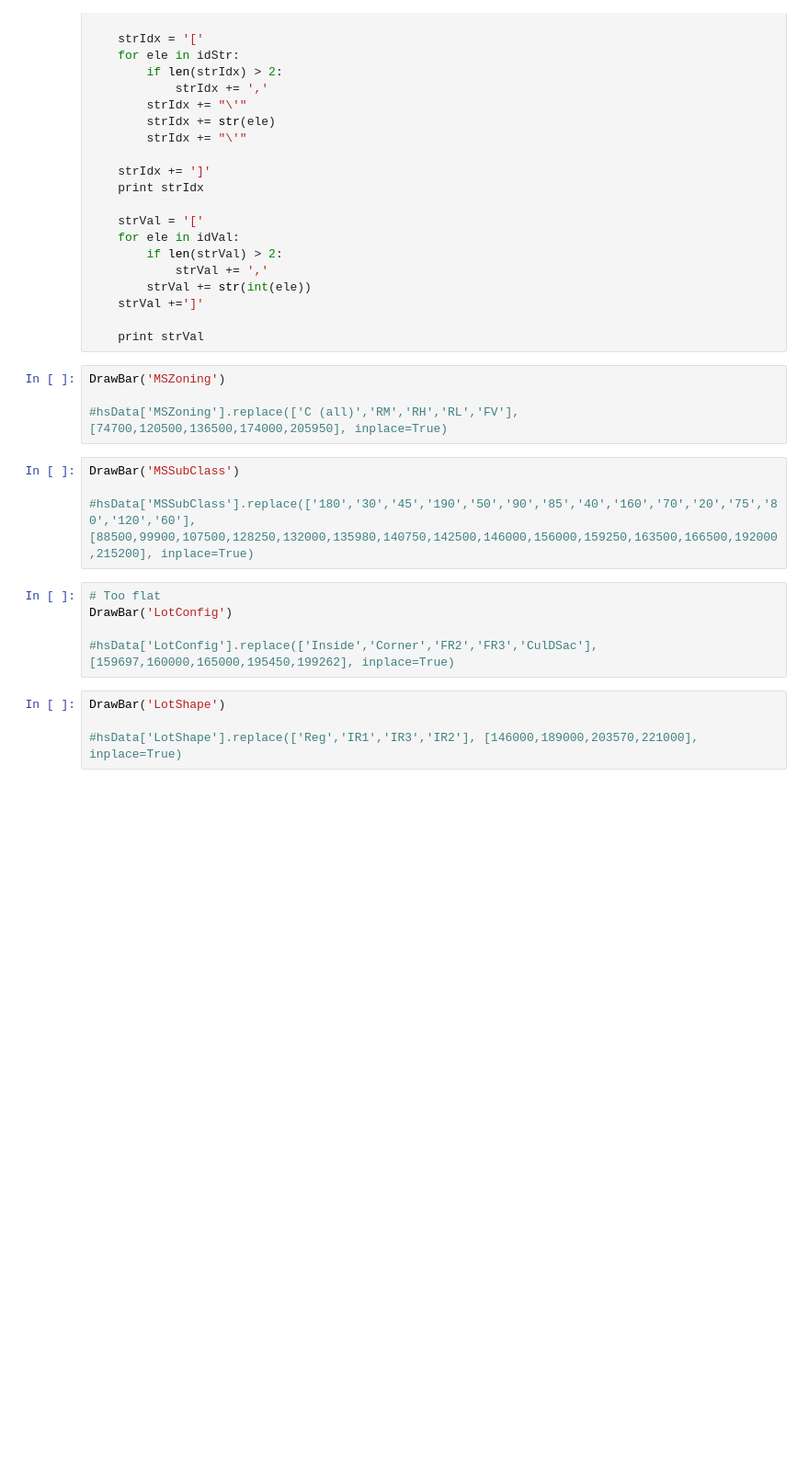
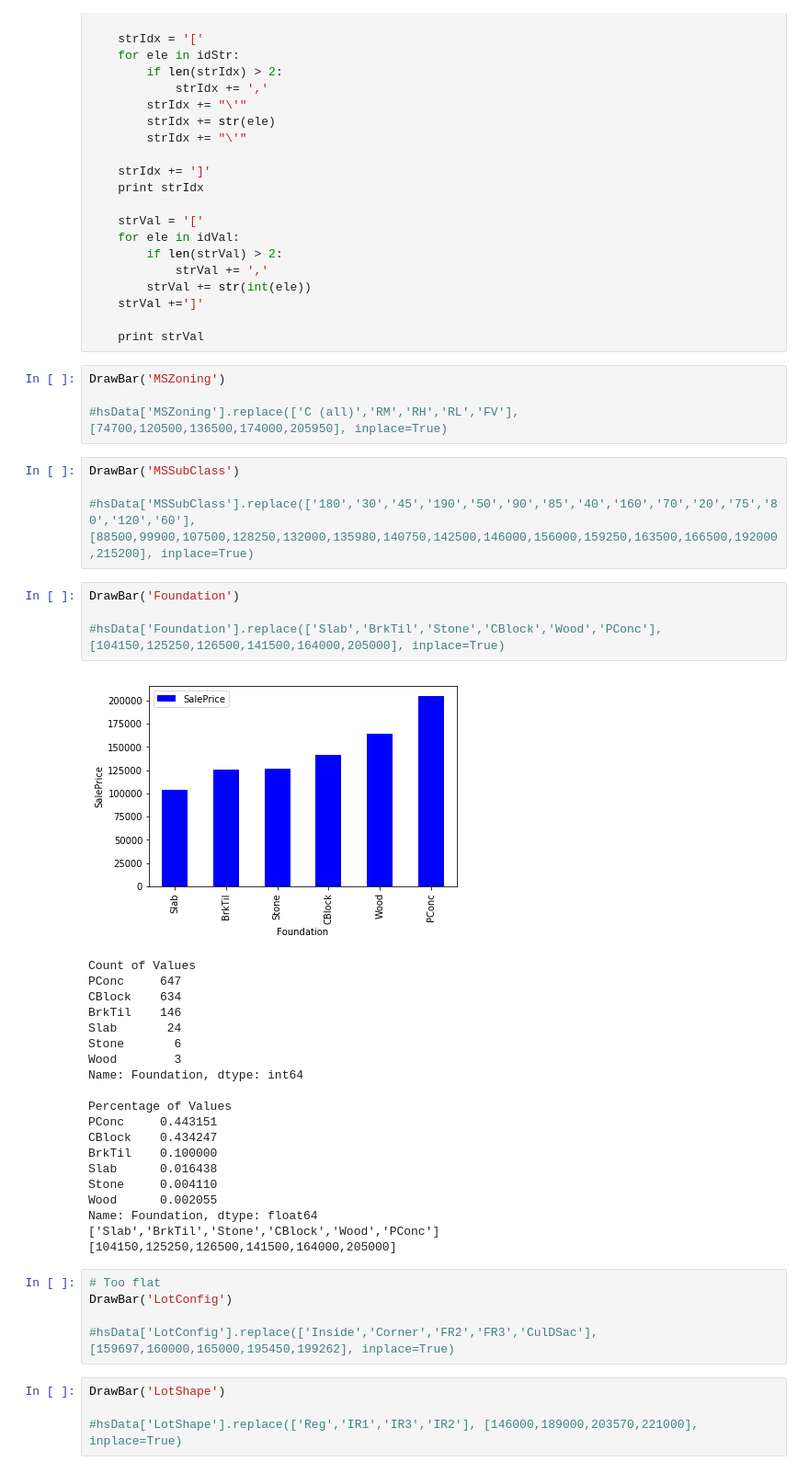
Before and after one commit to richardcysun/Machine-Learning, a Jupyter notebook: Kaggle/House/House_ft_sel.ipynb, the cells around one changed output. Shown: that part at 92% size. Drawn from its saved outputs; the diff is of its cells as text; blank space fills up the shorter version.

```diff
--- a/Kaggle/House/House_ft_sel.ipynb
+++ b/Kaggle/House/House_ft_sel.ipynb
@@ -83,6 +101,31 @@ DrawBar('MSZoning')
 DrawBar('MSSubClass')
 
 #hsData['MSSubClass'].replace(['180','30','45','190','50','90','85','40','160','70','20','75','80','120','60'], [88500,99900,107500,128250,132000,135980,140750,142500,146000,156000,159250,163500,166500,192000,215200], inplace=True)
+# %%
+DrawBar('Foundation')
+
+#hsData['Foundation'].replace(['Slab','BrkTil','Stone','CBlock','Wood','PConc'], [104150,125250,126500,141500,164000,205000], inplace=True)
+# %% [output]
+[figure, added]
+Count of Values
+PConc     647
+CBlock    634
+BrkTil    146
+Slab       24
+Stone       6
+Wood        3
+Name: Foundation, dtype: int64
+
+Percentage of Values
+PConc     0.443151
+CBlock    0.434247
+BrkTil    0.100000
+Slab      0.016438
+Stone     0.004110
+Wood      0.002055
+Name: Foundation, dtype: float64
+['Slab','BrkTil','Stone','CBlock','Wood','PConc']
+[104150,125250,126500,141500,164000,205000]
 # %%
 # Too flat
 DrawBar('LotConfig')
```
Also changed, not shown: parts of 3 cells of this notebook, 3 other files.
